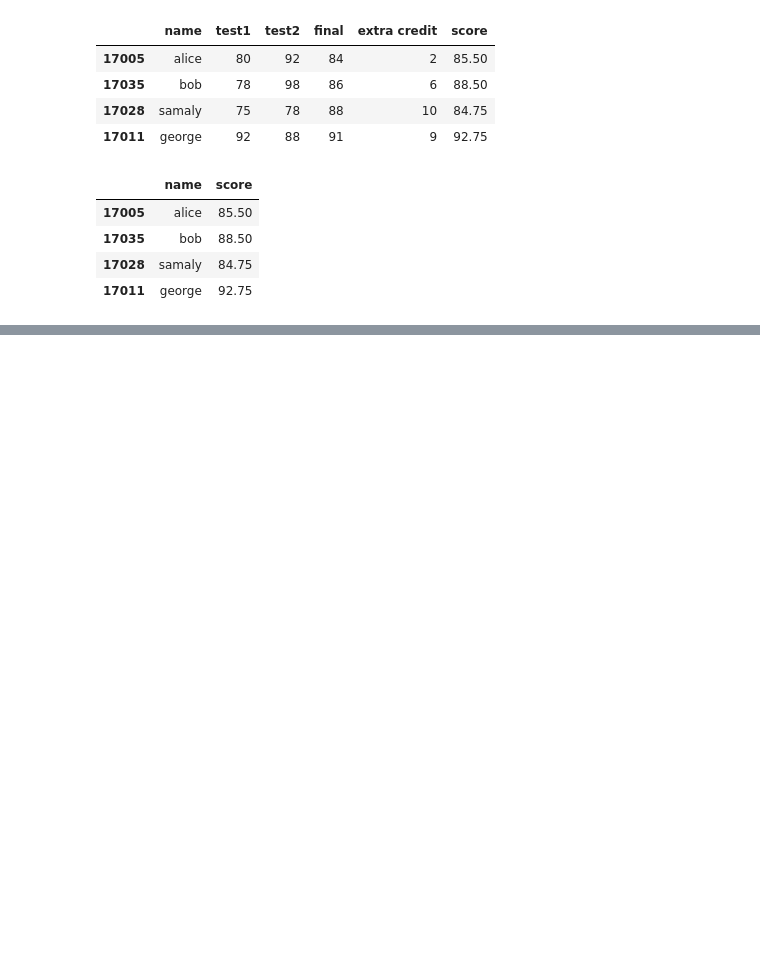
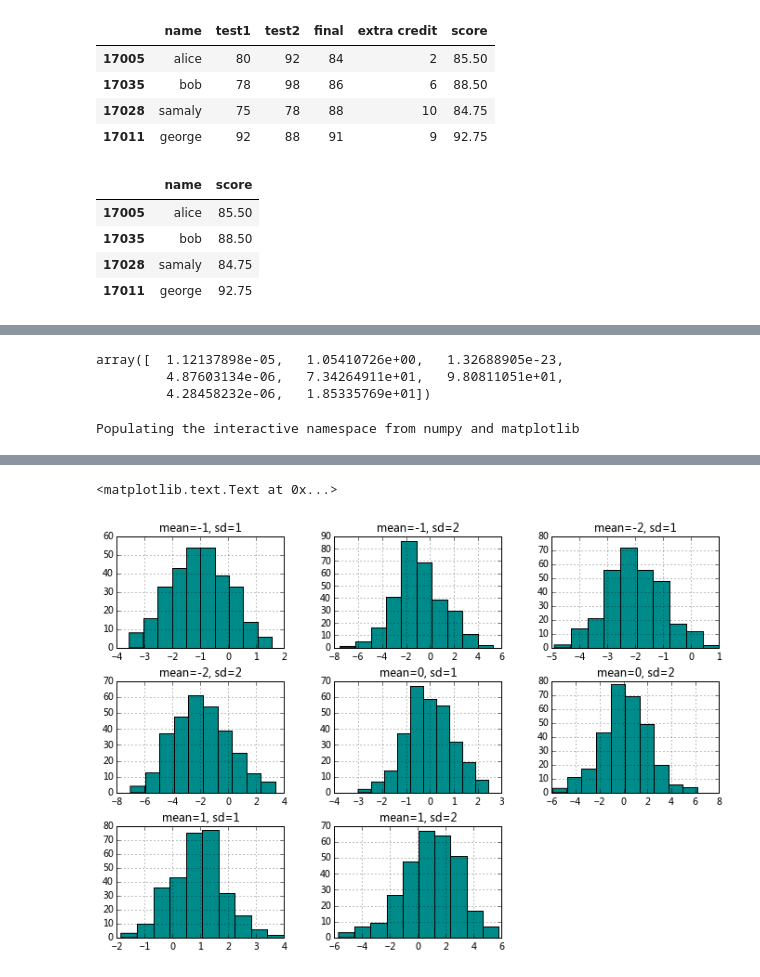
Before and after one commit to akiniwa/hobby, a Jupyter notebook: python/p.notebook/ch4.ipynb, the cells around one changed output, grey strips where cells are left out. Drawn from its saved outputs; the diff is of its cells as text; code cells hidden in the pictures; blank space fills up the shorter version.

```diff
--- a/python/p.notebook/ch4.ipynb
+++ b/python/p.notebook/ch4.ipynb
@@ -212,3 +211,14 @@ grades[(80 <= grades['score']) & grades['score'] < 90].loc[:, ['name', 'score']]
 | 17035 | bob | 88.50 |
 | 17028 | samaly | 84.75 |
 | 17011 | george | 92.75 |
+# %%
+means = [0, 0, 1, 1, -1, -1, -2, -2]
+sdevs = [1, 2, 1, 2, 1, 2, 1, 2]
+random_data = {}
+nrows = 30
+for mean, sdev in zip(means, sdevs):
+    label = 'mean={}, sd={}'.format(mean, sdev)
+    random_data[label] = normal(mean, sdev, nrows)
+row_labels = ['row {}'.format(i) for i in range(nrows)]
+dframe = DataFrame(random_data, index=row_labels)
+dframe
@@ -214,0 +382,12 @@ grades[(80 <= grades['score']) & grades['score'] < 90].loc[:, ['name', 'score']]
+# %%
+# computational and graphics tools
+means = [0, 0, 1, 1, -1, -1, -2, -2]
+sdevs = [1, 2, 1, 2, 1, 2, 1, 2]
+random_data = {}
+nrows = 30
+for mean, sdev in zip(means, sdevs):
+    label = 'mean={}, sd={}'.format(mean, sdev)
+    random_data[label] = normal(mean, sdev, nrows)
+row_labels = ['row {}'.format(i) for i in range(nrows)]
+dframe = DataFrame(random_data, index=row_labels)
+dframe
@@ -214,0 +516,24 @@ grades[(80 <= grades['score']) & grades['score'] < 90].loc[:, ['name', 'score']]
+# %%
+pvalues = 2 * norm.cdf(-abs(zscores)) * 100
+pvalues
+# %% [output]
+array([  1.12137898e-05,   1.05410726e+00,   1.32688905e-23,
+         4.87603134e-06,   7.34264911e+01,   9.80811051e+01,
+         4.28458232e-06,   1.85335769e+01])
+# %%
+%pylab inline
+means = [0, 0, 1, 1, -1, -1, -2, -2]
+sdevs = [1, 2, 1, 2, 1, 2, 1, 2]
+random_data = {}
+nrows = 300
+for mean, sdev in zip(means, sdevs):
+    label = 'mean={}, sd={}'.format(mean, sdev)
+    random_data[label] = normal(mean, sdev, nrows)
+row_labels = ['row {}'.format(i) for i in range(nrows)]
+dframe = DataFrame(random_data, index=row_labels)
+dframe.hist(color='DarkCyan')
+subplots_adjust(left=0.5, right=2, top=2.5, bottom=1.0)
+dframe.loc[:,'mean=0, sd=2'].hist(bins=40, range=(-10, 10), color='LightYellow')
+title('normal variates, mean 0, standard deviation 2')
+# %% [output]
+Populating the interactive namespace from numpy and matplotlib
@@ -214,0 +542,2 @@ grades[(80 <= grades['score']) & grades['score'] < 90].loc[:, ['name', 'score']]
+<matplotlib.text.Text at 0x...>
+[figure, added]
```
Also changed, not shown: parts of 22 cells of this notebook.
